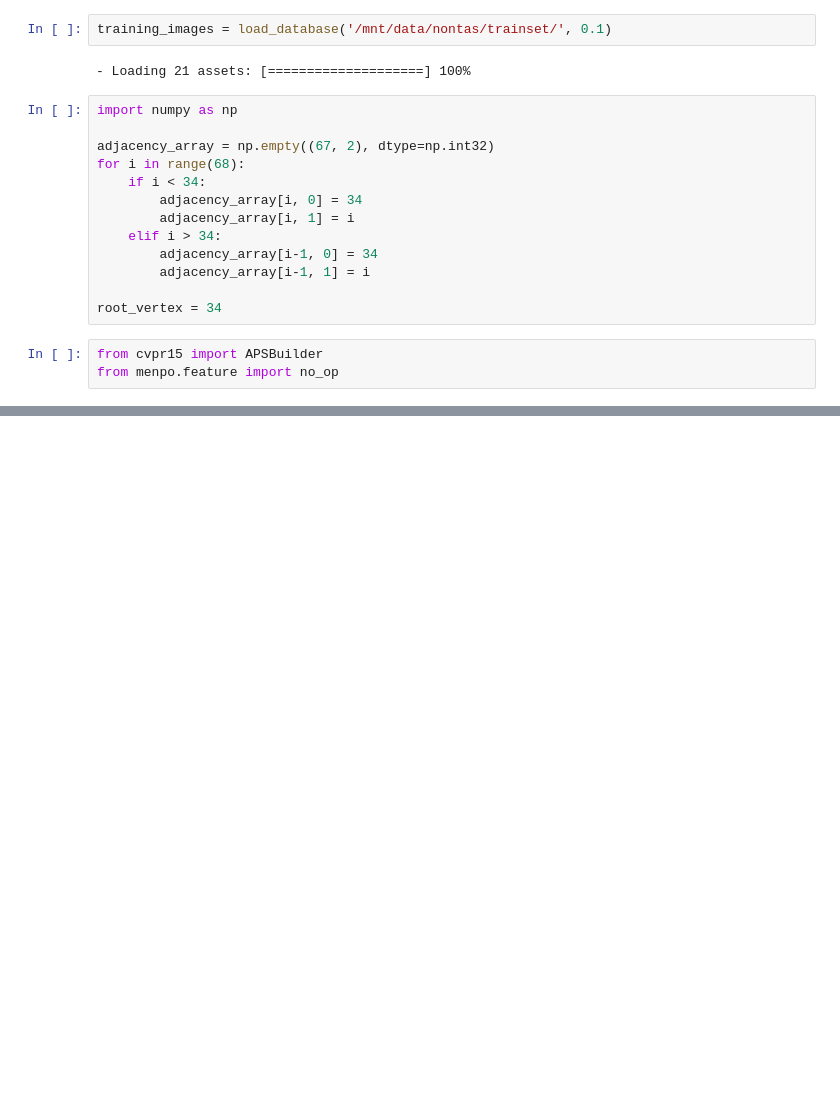
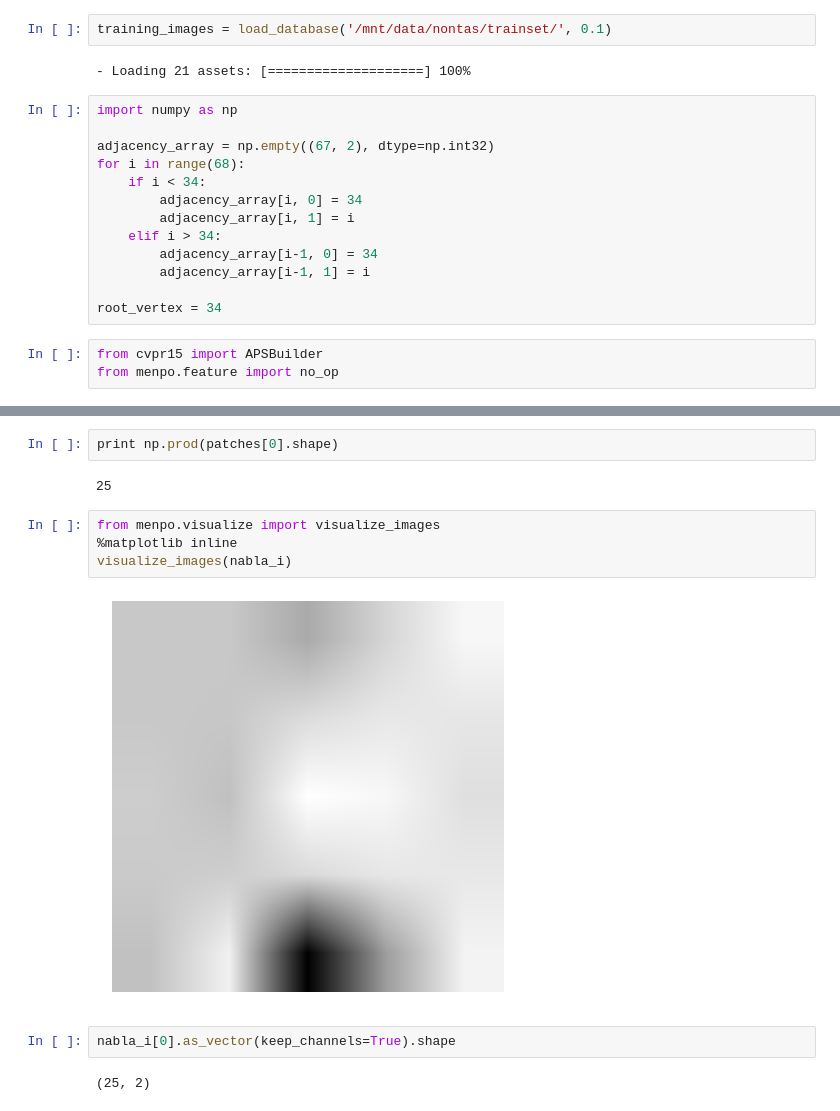
Before and after one commit to nontas/antonakoscvpr2015, a Jupyter notebook: Untitled0.ipynb, the cells around one changed output, grey strips where cells are left out. Drawn from its saved outputs; the diff is of its cells as text; blank space fills up the shorter version.

```diff
--- a/Untitled0.ipynb
+++ b/Untitled0.ipynb
@@ -73,0 +142,14 @@ aps.random_instance().view()
+# %%
+print np.prod(patches[0].shape)
+# %% [output]
+25
+# %%
+from menpo.visualize import visualize_images
+%matplotlib inline
+visualize_images(nabla_i)
+# %% [output]
+[figure, added]
+# %%
+nabla_i[0].as_vector(keep_channels=True).shape
+# %% [output]
+(25, 2)
```
Also changed, not shown: parts of 13 cells of this notebook, 4 other files.
